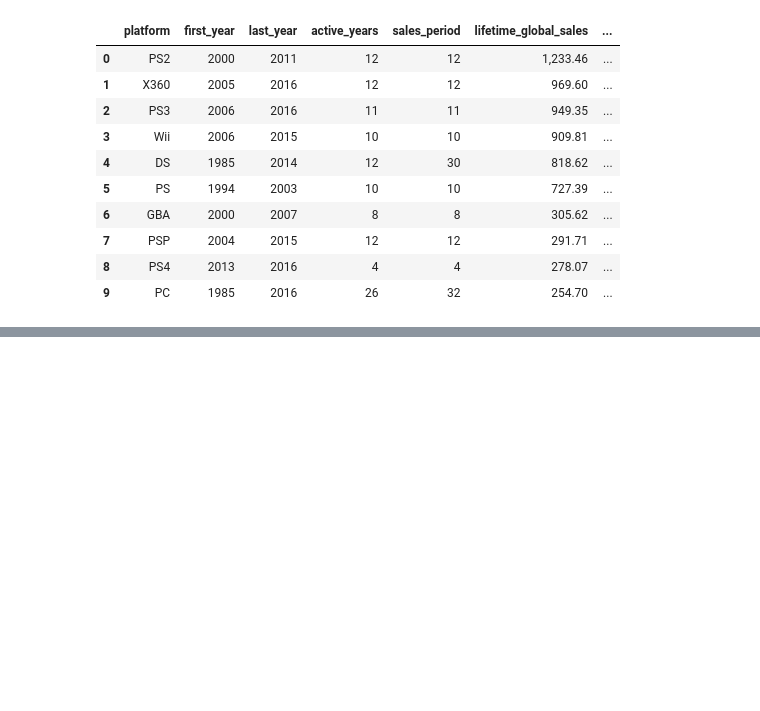
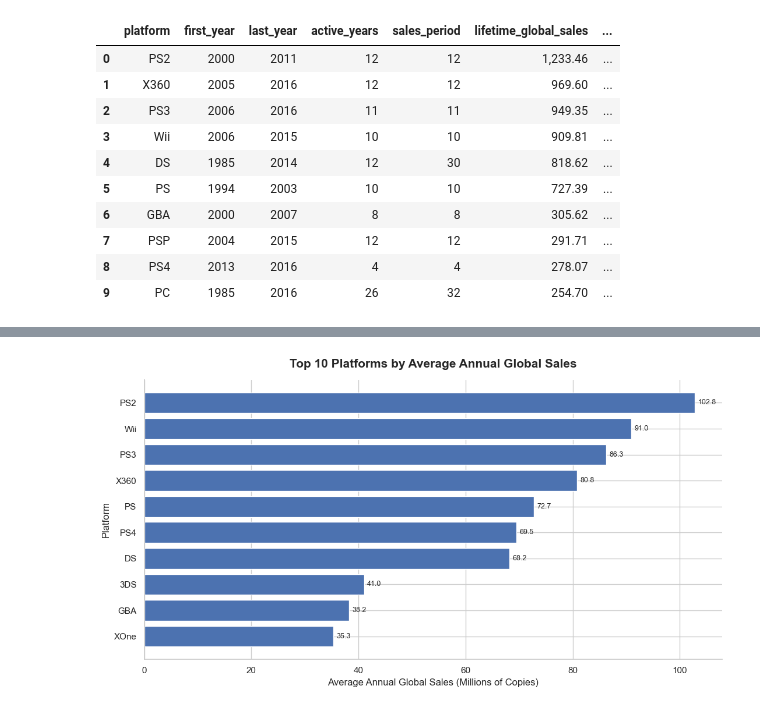
Before and after one commit to tylernsocial/data-analysis-on-the-videogame-industry, a Jupyter notebook: notebooks/research_questions_and_modeling/05_platform_dominance_over_time.ipynb, the cells around one changed output, grey strips where cells are left out. Cells and saved outputs as stored; diff of their text form; code cells hidden in the pictures; blank space fills up the shorter version.

```diff
--- a/notebooks/research_questions_and_modeling/05_platform_dominance_over_time.ipynb
+++ b/notebooks/research_questions_and_modeling/05_platform_dominance_over_time.ipynb
@@ -258,0 +411,18 @@ platform_summary.head(10)
+# %%
+platform_annual_performance = (
+    platform_summary[
+        [
+            "platform",
+            "active_years",
+            "lifetime_global_sales",
+            "average_annual_sales",
+            "peak_year",
+            "peak_year_sales"
+        ]
+    ]
+    .sort_values("average_annual_sales", ascending=False)
+    .head(10)
+    .reset_index(drop=True)
+)
+
+platform_annual_performance
@@ -258,0 +441,36 @@ platform_summary.head(10)
+# %%
+fig, ax = plt.subplots(figsize=(11, 6))
+
+plot_data = platform_annual_performance.sort_values(
+    "average_annual_sales",
+    ascending=True
+)
+
+bars = ax.barh(
+    plot_data["platform"],
+    plot_data["average_annual_sales"]
+)
+
+ax.bar_label(
+    bars,
+    fmt="%.1f",
+    padding=4,
+    fontsize=9
+)
+
+ax.set_title(
+    "Top 10 Platforms by Average Annual Global Sales",
+    fontsize=15,
+    fontweight="bold",
+    pad=15
+)
+ax.set_xlabel("Average Annual Global Sales (Millions of Copies)")
+ax.set_ylabel("Platform")
+
+ax.spines["top"].set_visible(False)
+ax.spines["right"].set_visible(False)
+
+plt.tight_layout()
+plt.show()
+# %% [output]
+[figure, added]
```
Also changed, not shown: parts of 11 cells of this notebook.
